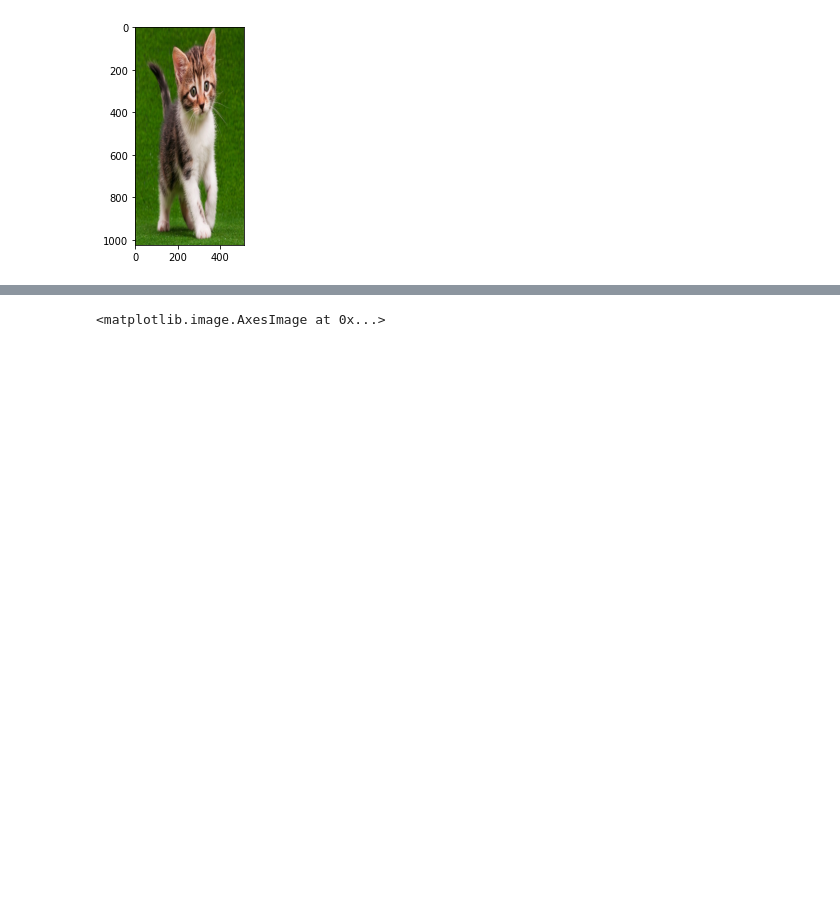
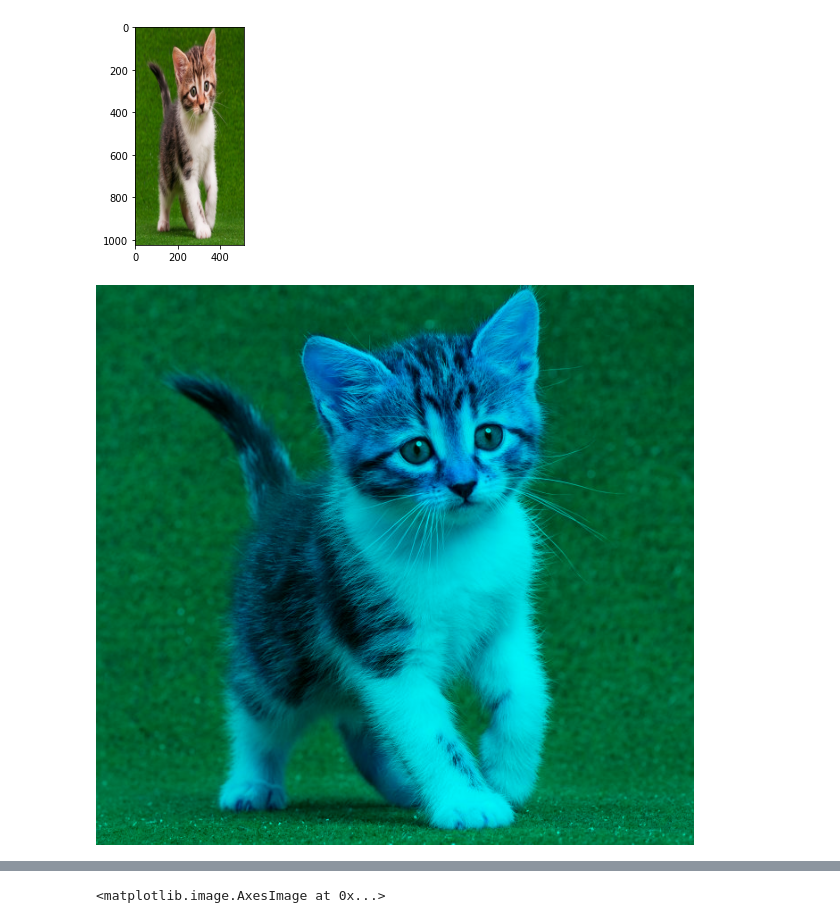
Before and after one commit to pazcalll/PCVK_Genap_2021, a Jupyter notebook: Week2.ipynb, the cells around one changed output, grey strips where cells are left out. Drawn from its saved outputs; the diff is of its cells as text; code cells hidden in the pictures; blank space fills up the shorter version.

```diff
--- a/Week2.ipynb
+++ b/Week2.ipynb
@@ -47,3 +47,9 @@ plt.imshow(img4)
 # %% [output]
 <matplotlib.image.AxesImage at 0x...>
 [figure]
+# %%
+redGreen = img3.copy()
+redGreen[:,:,2]=0
+cv2_imshow(redGreen)
+# %% [output]
+[figure, added]
```
Also changed, not shown: parts of 6 cells of this notebook.
